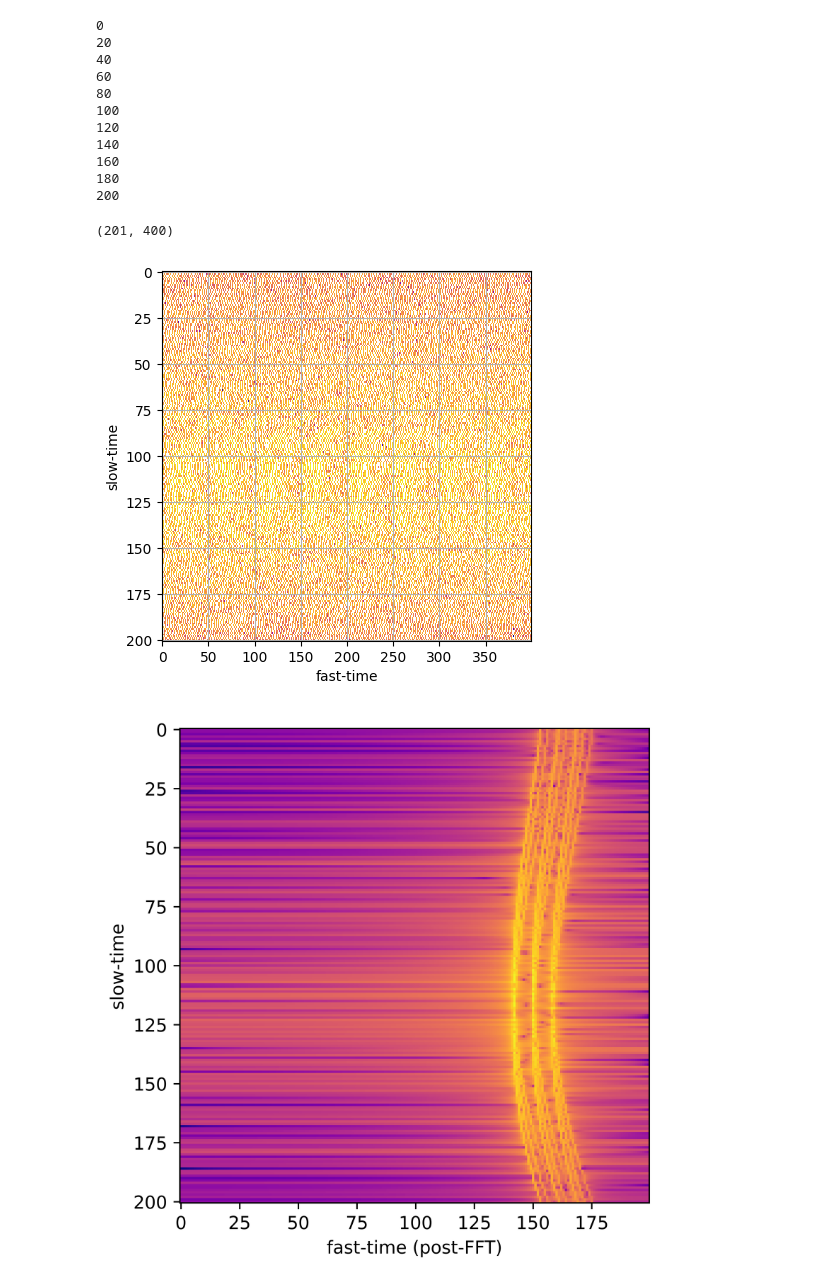
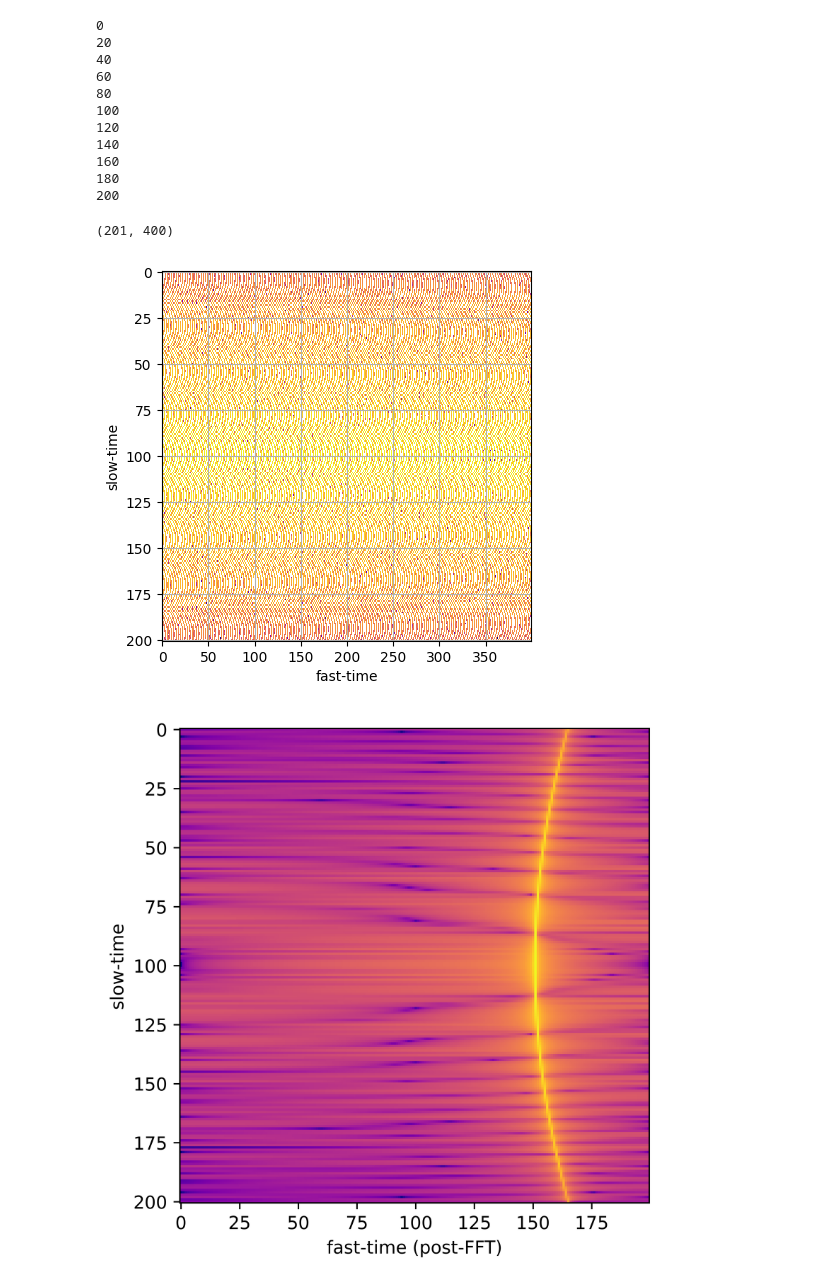
Before and after one commit to morzack/ece592-radar-SAR-proj, a Jupyter notebook: sar_sim.ipynb, the cells around one changed output. Cells and saved outputs as stored; diff of their text form; code cells hidden in the pictures.

```diff
--- a/sar_sim.ipynb
+++ b/sar_sim.ipynb
@@ -179,17 +179,26 @@ def ret_chirp(pulse_duration, fs, gain_f, targets, radar_pos, radar_angle, max_s
 # e.g. a grid of targets with different reflectivities around 0,0
 # targets = [((0, 0), 10), ((0.2, 0.2), 5), ()]
 targets = []
-for dx in (-0.25, 0, 0.25):
-    for dy in (-0.25, 0, 0.25):
-        targets.append(((dx, dy), 10))
+# for dx in (-0.5, -0.25, 0, 0.25, 0.5):
+#     # for dy in (-0.25, 0, 0.25):
+#     targets.append(((dx, 0), 10))
+# for dy in (-0.5, 0, 0.5):
+#     targets.append(((0, dy), 10))
+
+targets = [((0,0), 10)]
 
 radar_angle = 0
 radar_start_pos = (-4.5, -2)
 radar_vel = (0, 1)
 observation_time = 4 # s
 
-path_noise_std = 0.90 # standard deviation of variance from point-to-point (offset)
-poly_distort = 1.3 # applied to distort overall track to fit a polynomial function
+path_noise_std = 0
+poly_distort = 1
+
+NOISE = False
+if NOISE:
+    path_noise_std = 0.90 # standard deviation of variance from point-to-point (offset)
+    poly_distort = 1.3 # applied to distort overall track to fit a polynomial function
 
 # use "stop-and-go" approximation -- i.e. assume radar is stationary for each sample
 PRF = ANT_PRF # from proj proposal -- constrained by minimum movement at given speed
@@ -247,42 +256,42 @@ ax.grid()
 plt.show()
 # %% [output]
 (201, 400)
-[figure, old version]
+[figure, new version]
 # %%
 # then, let's attempt range compression
 # simply perform an FFT on each fast-time slice and spit out the values
 # max_range_gate_m = 4 # for range gating the plot
 # max_range_m = c * ANT_pulse_dur / 2 # physical max range for chirp
 # print(max_range_m)
 # range_res_m = max_range_m / len(data_matrix[0])
 # print(len(data_matrix[0]))
 # print("range res:", range_res_m)
 # max_bin = int((max_range_gate_m // range_res_m) * 2)
 # print(max_bin)
 
 # max_bin = int(300)
 max_bin = len(data_matrix[0])//2
 # max_bin = len(data_matrix[0])
 
 # estimate a noise floor to clamp power
 noise_floor = 1.38e-23 * 300 * (ANT_fs) * ANT_NF
 
 fft_vals = np.zeros((len(data_matrix), max_bin))
 for fast_time in range(len(data_matrix)):
-    fft_out = np.fft.fft(data_matrix_numpy[fast_time])
+    fft_out = np.fft.fft(data_matrix_numpy[fast_time], 402)
     for x in range(max_bin):
         v = np.max([np.abs(fft_out[x]), noise_floor])
         fft_vals[fast_time, x] = 10*np.log10(v)
         # fft_vals[fast_time, x] = np.abs(fft_out[x])
 fig, ax = plt.subplots()
 ax.imshow(fft_vals, cmap='plasma', interpolation='nearest')
 ax.set(xlabel='fast-time (post-FFT)', ylabel='slow-time')
 ax.set_aspect(len(data_matrix)/max_bin)
 plt.gcf().set_dpi(1000)
 plt.show()
 # plt.plot(fft_vals)
 # %% [output]
-[figure, old version]
+[figure, new version]
 # %%
 position_track = np.array(SAR_positions)
 
```
Also changed, not shown: parts of 3 cells of this notebook.
